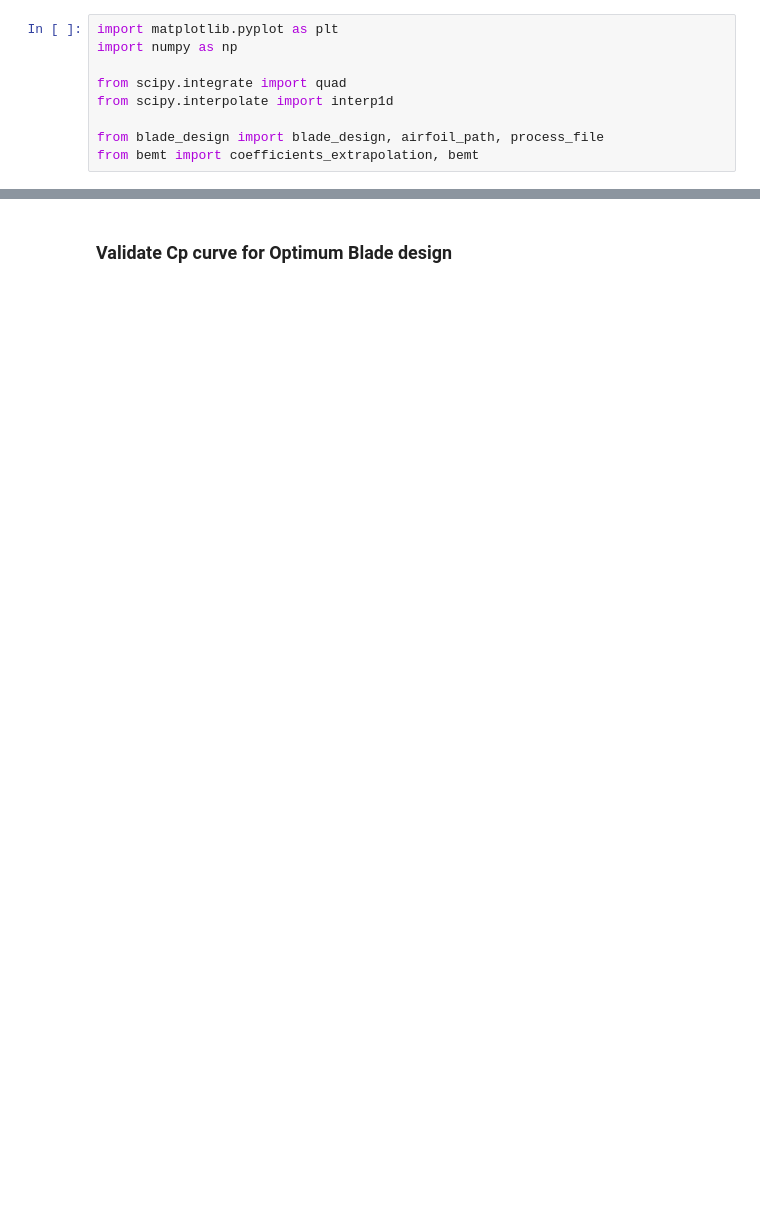
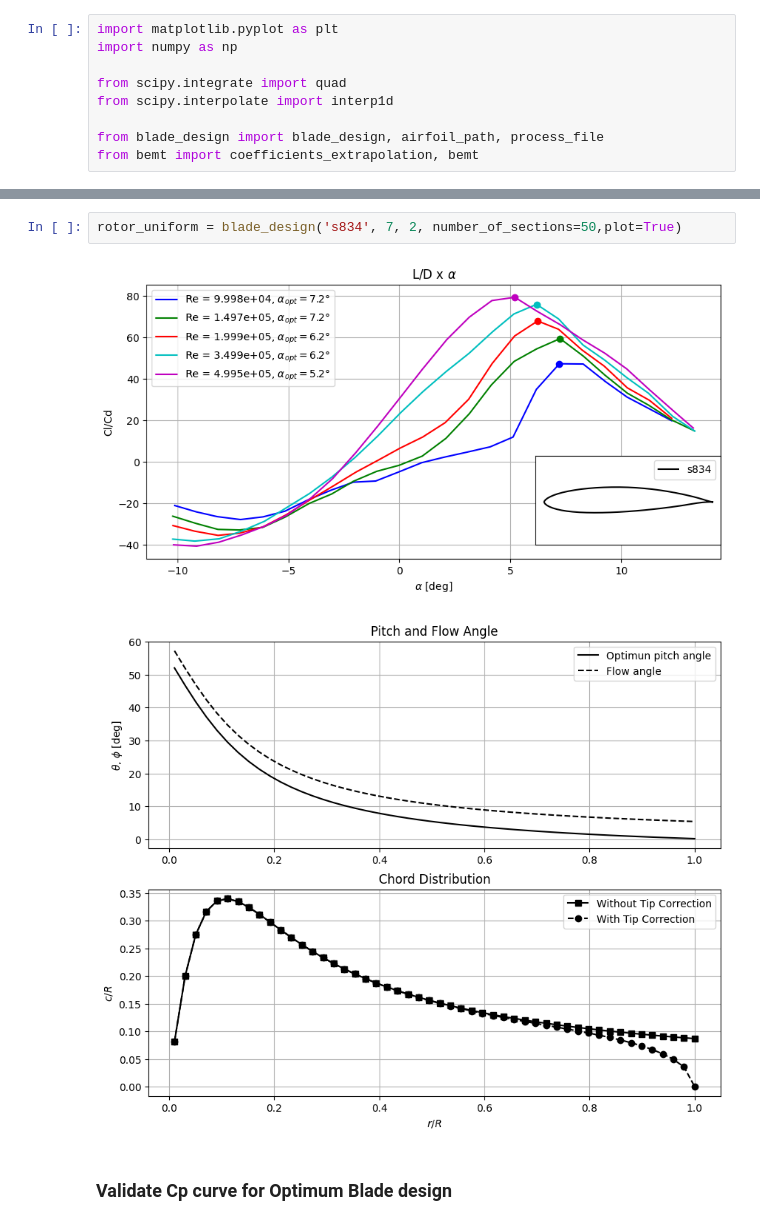
Before and after one commit to Widmark-Kaue/BEMT, a Jupyter notebook: case.ipynb, the cells around one changed output, grey strips where cells are left out. Drawn from its saved outputs; the diff is of its cells as text; blank space fills up the shorter version.

```diff
--- a/case.ipynb
+++ b/case.ipynb
@@ -33,3 +12,8 @@ plt.show()
+# %%
+rotor_uniform = blade_design('s834', 7, 2, number_of_sections=50,plot=True)
+# %% [output]
+[figure, added]
+[figure, added]
 # %% [markdown]
 ### Validate Cp curve for Optimum Blade design
 # %%
```
Also changed, not shown: parts of 5 cells of this notebook.
